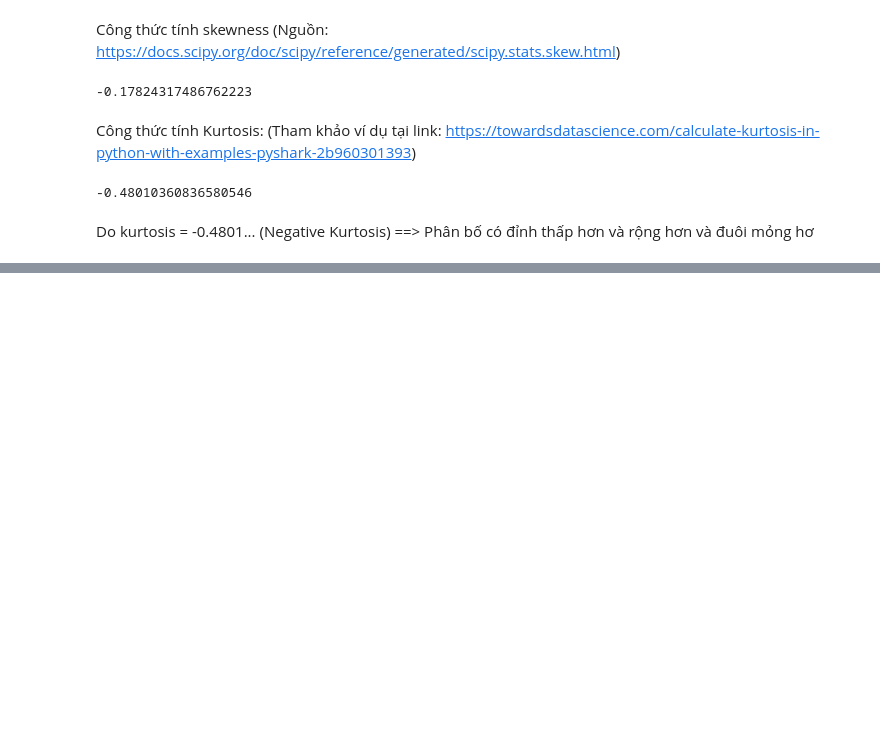
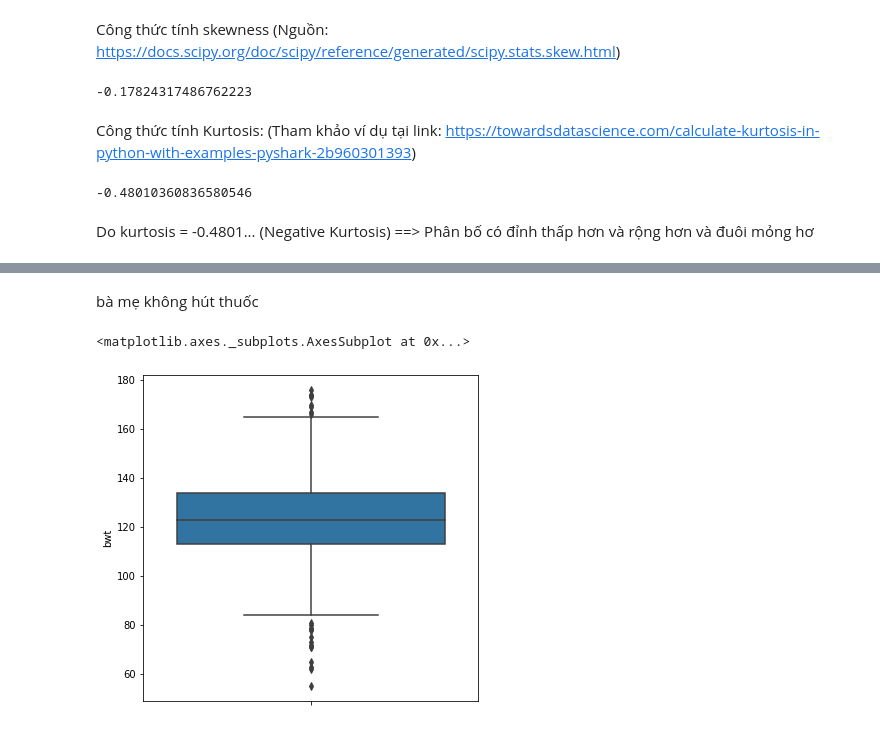
Before and after one commit to vtttuyen/DataAnalystDeepLearning1, a Jupyter notebook: lab5.ipynb, the cells around one changed output, grey strips where cells are left out. Cells and saved outputs as stored; diff of their text form; code cells hidden in the pictures; blank space fills up the shorter version.

```diff
--- a/lab5.ipynb
+++ b/lab5.ipynb
@@ -113,0 +316,8 @@ Do kurtosis = -0.4801... (Negative Kurtosis) ==> Phân bố có đỉnh thấp h
+# %% [markdown]
+bà mẹ không hút thuốc
+# %%
+plt.figure(figsize=(6,6))
+sns.boxplot(y=df_khonghutthuoc['bwt'])
+# %% [output]
+<matplotlib.axes._subplots.AxesSubplot at 0x...>
+[figure, added]
```
Also changed, not shown: parts of 35 cells of this notebook.
